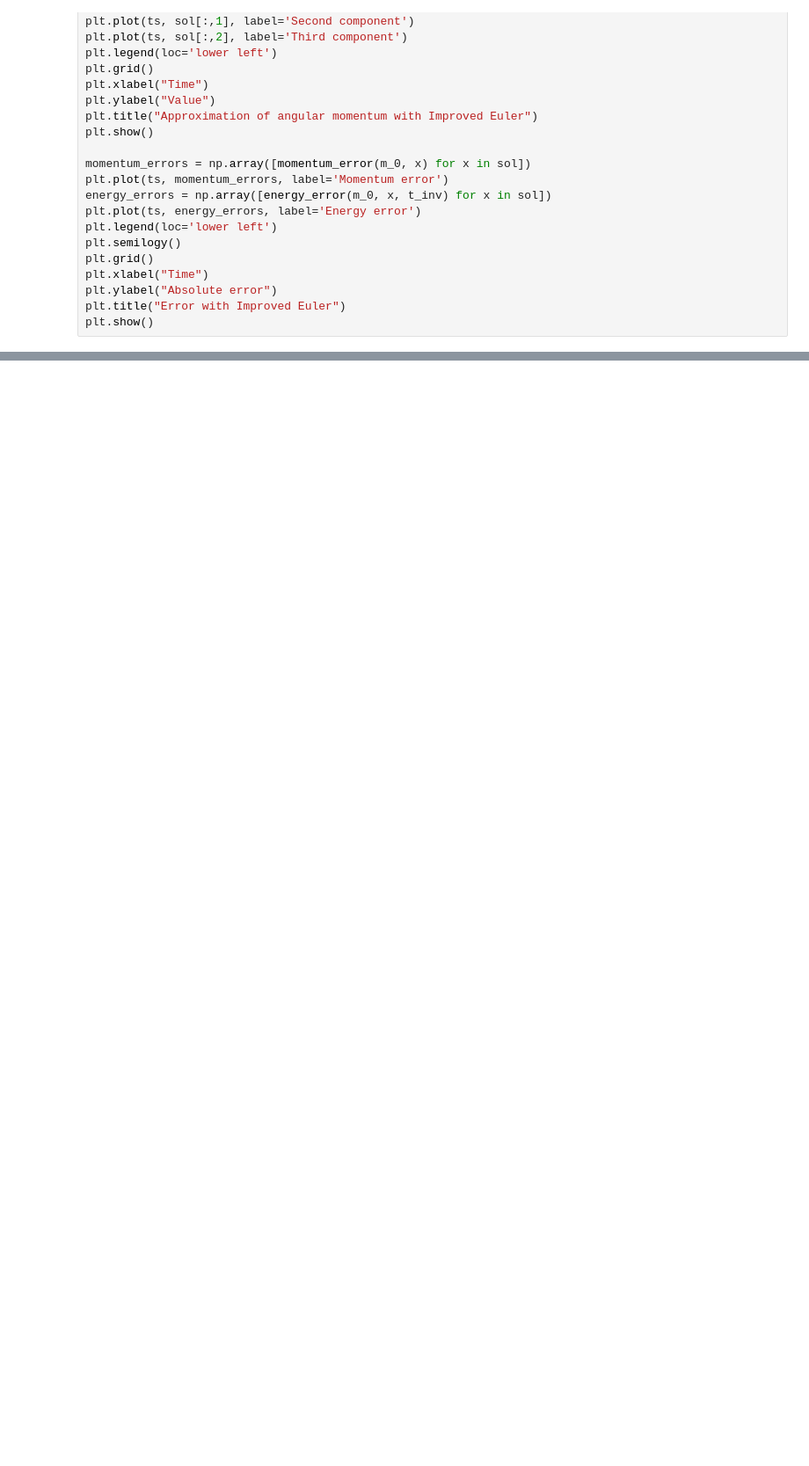
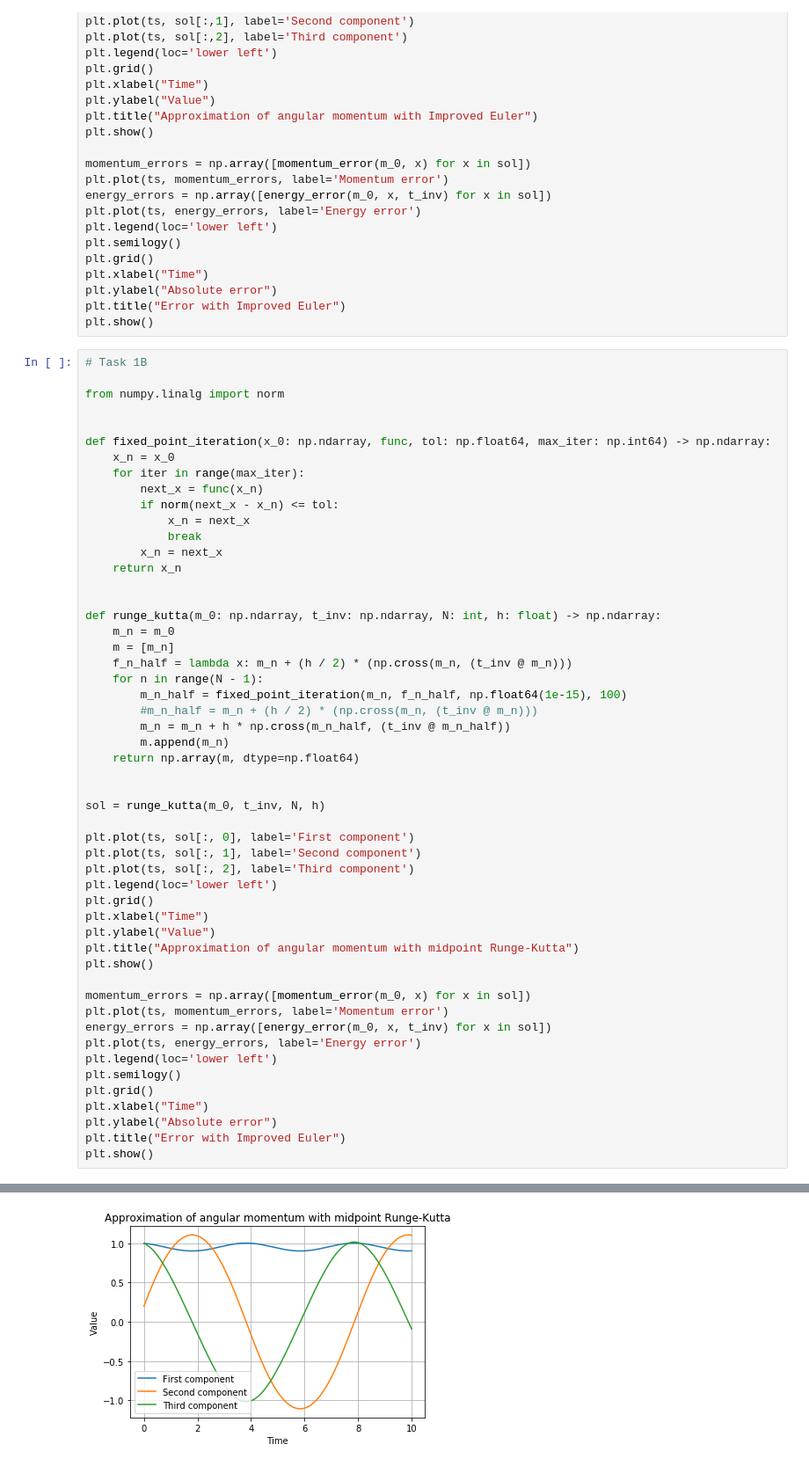
Before and after one commit to Agnar22/NumericalMethods, a Jupyter notebook: Project_3/project.ipynb, the cells around one changed output, grey strips where cells are left out. Shown at 88% size. Cells and saved outputs as stored; diff of their text form; blank space fills up the shorter version.

Commit message:
Finish task 1b.

```diff
--- a/Project_3/project.ipynb
+++ b/Project_3/project.ipynb
@@ -50,3 +50,56 @@ plt.xlabel("Time")
 plt.ylabel("Absolute error")
 plt.title("Error with Improved Euler")
 plt.show()
+# %%
+# Task 1B
+
+from numpy.linalg import norm
+
+
+def fixed_point_iteration(x_0: np.ndarray, func, tol: np.float64, max_iter: np.int64) -> np.ndarray:
+    x_n = x_0
+    for iter in range(max_iter):
+        next_x = func(x_n)
+        if norm(next_x - x_n) <= tol:
+            x_n = next_x
+            break
+        x_n = next_x
+    return x_n
+
+
+def runge_kutta(m_0: np.ndarray, t_inv: np.ndarray, N: int, h: float) -> np.ndarray:
+    m_n = m_0
+    m = [m_n]
+    f_n_half = lambda x: m_n + (h / 2) * (np.cross(m_n, (t_inv @ m_n)))
+    for n in range(N - 1):
+        m_n_half = fixed_point_iteration(m_n, f_n_half, np.float64(1e-15), 100)
+        #m_n_half = m_n + (h / 2) * (np.cross(m_n, (t_inv @ m_n)))
+        m_n = m_n + h * np.cross(m_n_half, (t_inv @ m_n_half))
+        m.append(m_n)
+    return np.array(m, dtype=np.float64)
+
+
+sol = runge_kutta(m_0, t_inv, N, h)
+
+plt.plot(ts, sol[:, 0], label='First component')
+plt.plot(ts, sol[:, 1], label='Second component')
+plt.plot(ts, sol[:, 2], label='Third component')
+plt.legend(loc='lower left')
+plt.grid()
+plt.xlabel("Time")
+plt.ylabel("Value")
+plt.title("Approximation of angular momentum with midpoint Runge-Kutta")
+plt.show()
+
+momentum_errors = np.array([momentum_error(m_0, x) for x in sol])
+plt.plot(ts, momentum_errors, label='Momentum error')
+energy_errors = np.array([energy_error(m_0, x, t_inv) for x in sol])
+plt.plot(ts, energy_errors, label='Energy error')
+plt.legend(loc='lower left')
+plt.semilogy()
+plt.grid()
+plt.xlabel("Time")
+plt.ylabel("Absolute error")
+plt.title("Error with Improved Euler")
+plt.show()
+# %% [output]
@@ -52,0 +120 @@ plt.show()
+[figure, added]
```
Also changed, not shown: parts of 1 cell of this notebook.
